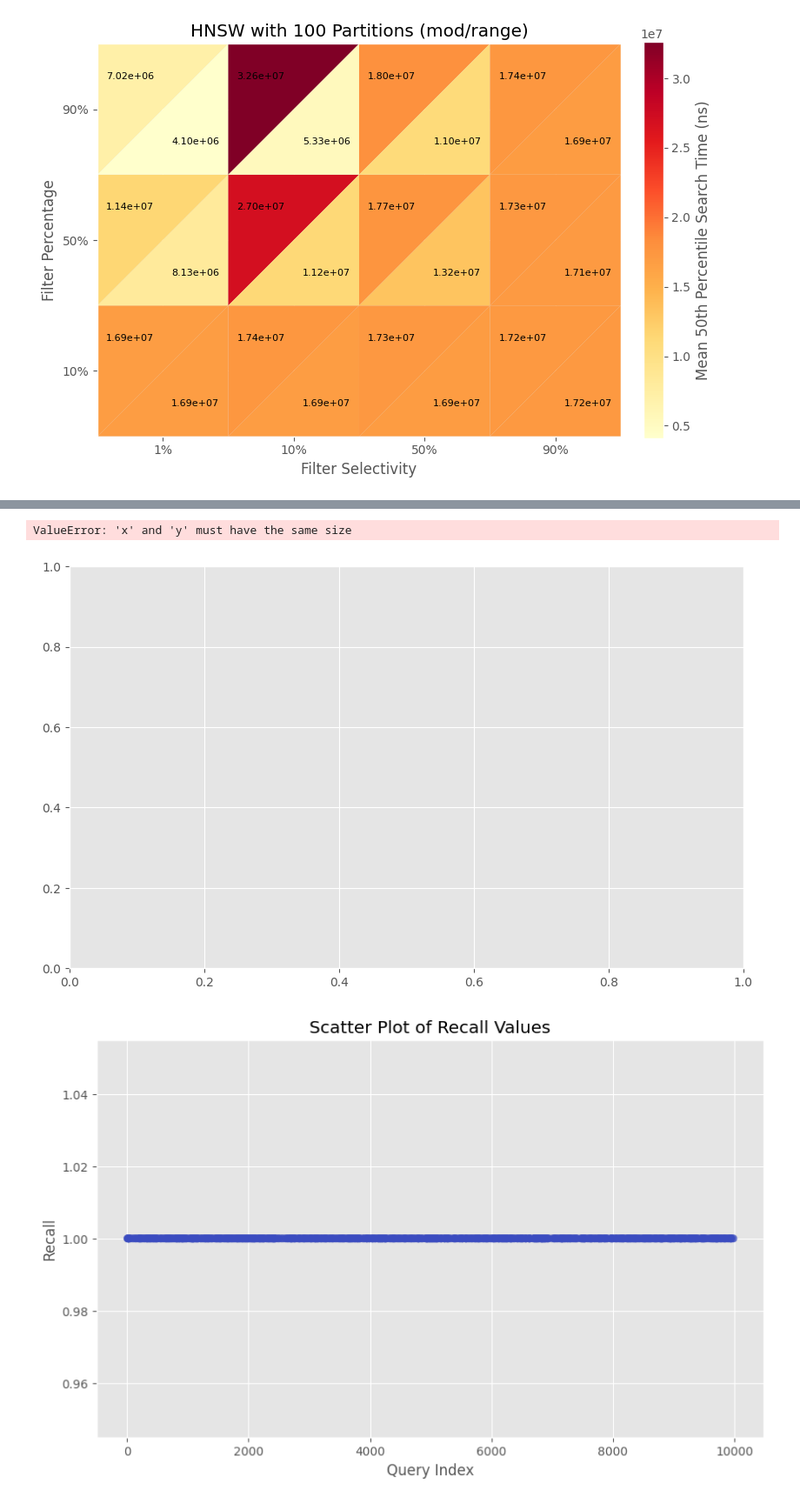
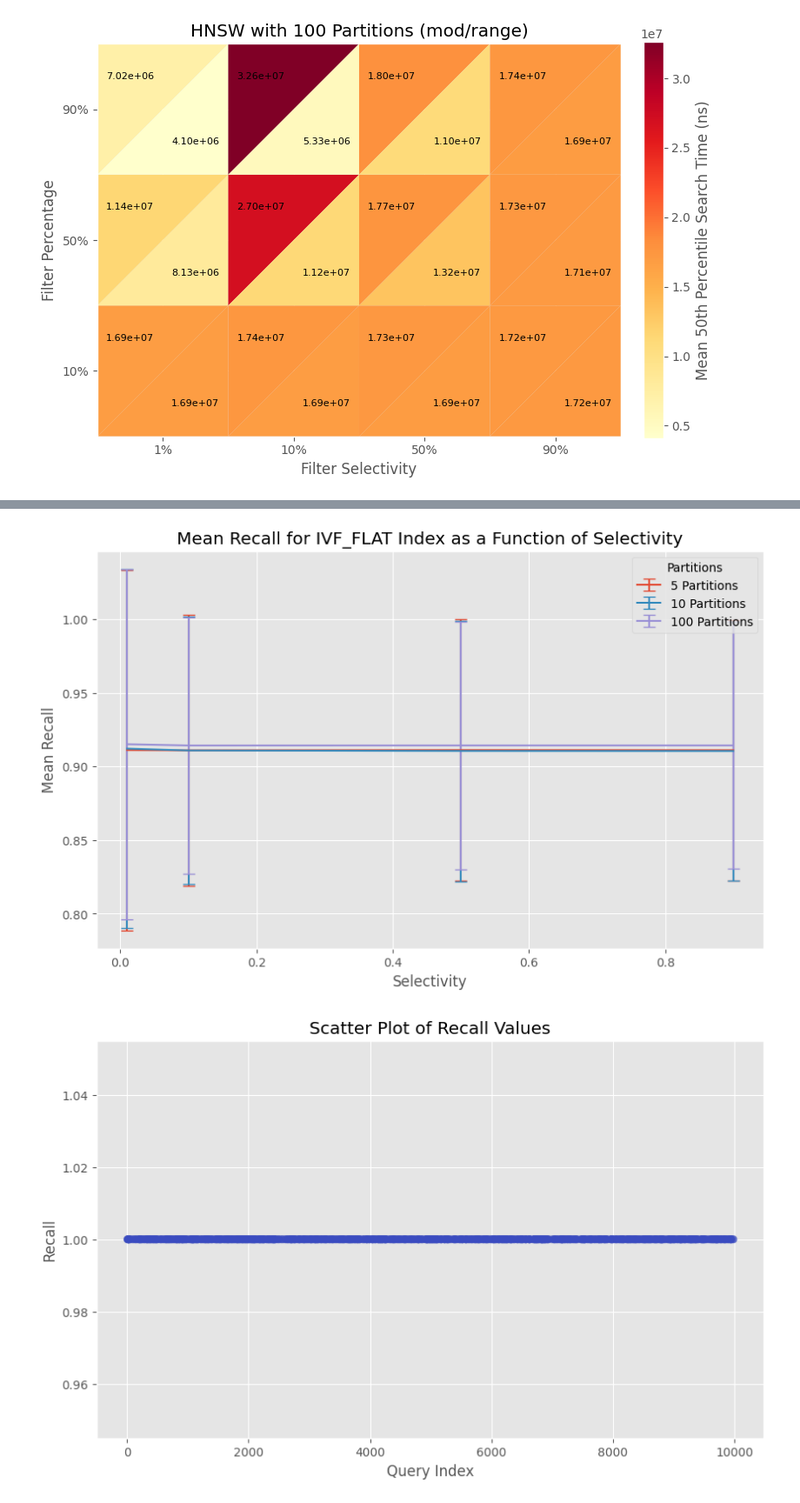
Before and after one commit to Nolan1324/CSE-584-W25-ANN-Project, a Jupyter notebook: src/analysis.ipynb, the cells around one changed output, grey strips where cells are left out. Shown at 87% size. Cells and saved outputs as stored; diff of their text form; code cells hidden in the pictures.

```diff
--- a/src/analysis.ipynb
+++ b/src/analysis.ipynb
@@ -349,40 +349,37 @@ Index: IVF_FLAT Filter Used: 90.0%      Partitions: 100 Selectivity: 90.0%
 selectivities = target_workflow["selectivity"]
 partition_counts = sorted(set(schema["n_partitions"] for schema in config["expanded_schemas"] if schema["index"] == "IVF_FLAT"))
 
 # Prepare the plot
 plt.figure(figsize=(10, 6))
 
 for n_partitions in partition_counts:
     mean_recalls = []
     std_recalls = []
     for selectivity in selectivities:
         recalls = []
         std_devs = []
         for trial_id in range(config["trials"]):
             experiment = get_experiment(
                 trial_id,
                 {"index": "IVF_FLAT", "partitioner": "mod", "n_partitions": n_partitions},
                 {"filter_percentage": 0.9, "selectivity": selectivity, "k": 1000},
             )
             recalls.extend(experiment["recall"][experiment["filter_used"]])
         mean_recalls.append(np.mean(recalls))
-        std_recalls
-        error = np.mean(std_devs)
-        plt.errorbar(selectivities, mean_recalls, yerr=error, label=f"{n_partitions} Partitions", capsize=5)
+        std_recalls.append(np.std(recalls))
 
-    plt.plot(selectivities, mean_recalls, label=f"{n_partitions} Partitions")
+    # plt.plot(selectivities, mean_recalls, label=f"{n_partitions} Partitions")
+    plt.errorbar(selectivities, mean_recalls, yerr=std_recalls, label=f"{n_partitions} Partitions", capsize=5)
 
 # Customize the plot
 plt.title("Mean Recall for IVF_FLAT Index as a Function of Selectivity")
 plt.xlabel("Selectivity")
 plt.ylabel("Mean Recall")
-plt.xscale("log")
 plt.legend(title="Partitions")
 plt.grid(True)
 plt.show()
 # %% [output]
-ValueError: 'x' and 'y' must have the same size
-[figure, old version]
+[figure, new version]
 # %%
 experiment = get_experiment(0, config["expanded_schemas"][0], config["expanded_workflows"][0])
 plt.figure(figsize=(10, 6))
```
Also changed, not shown: 29 other files.
